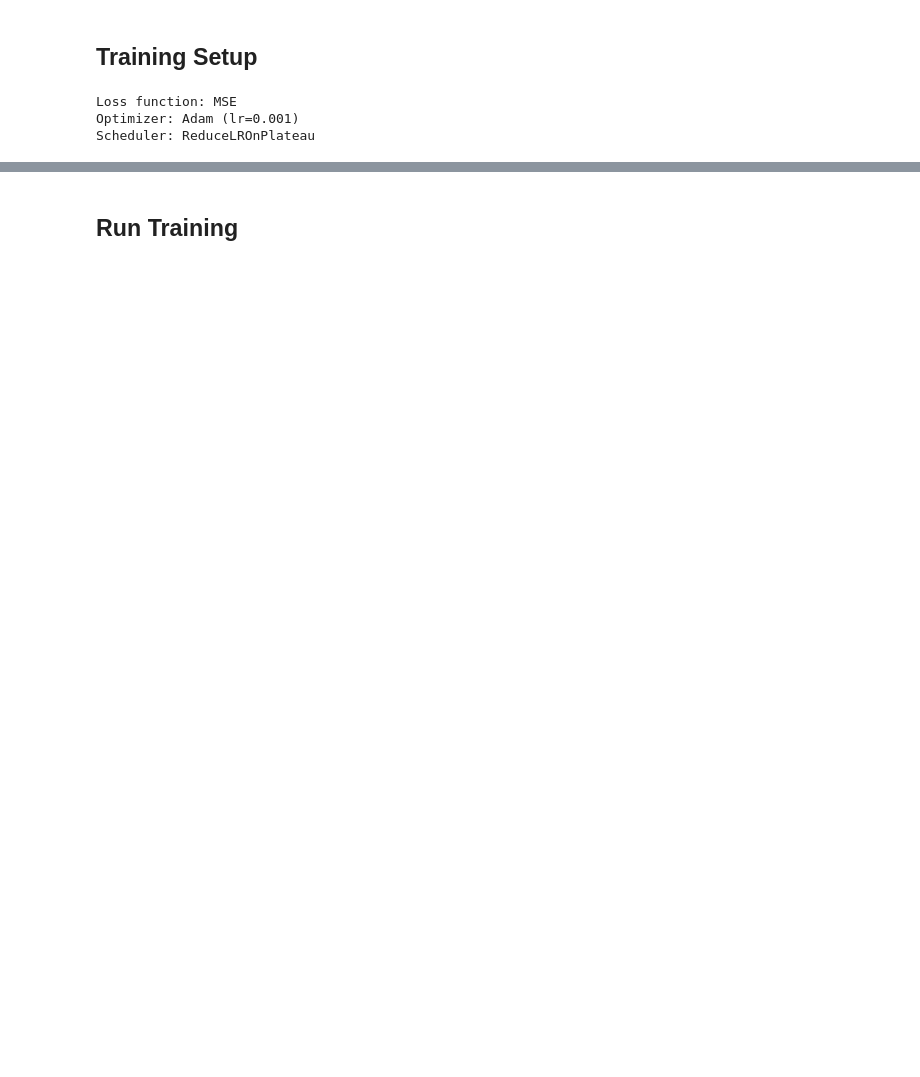
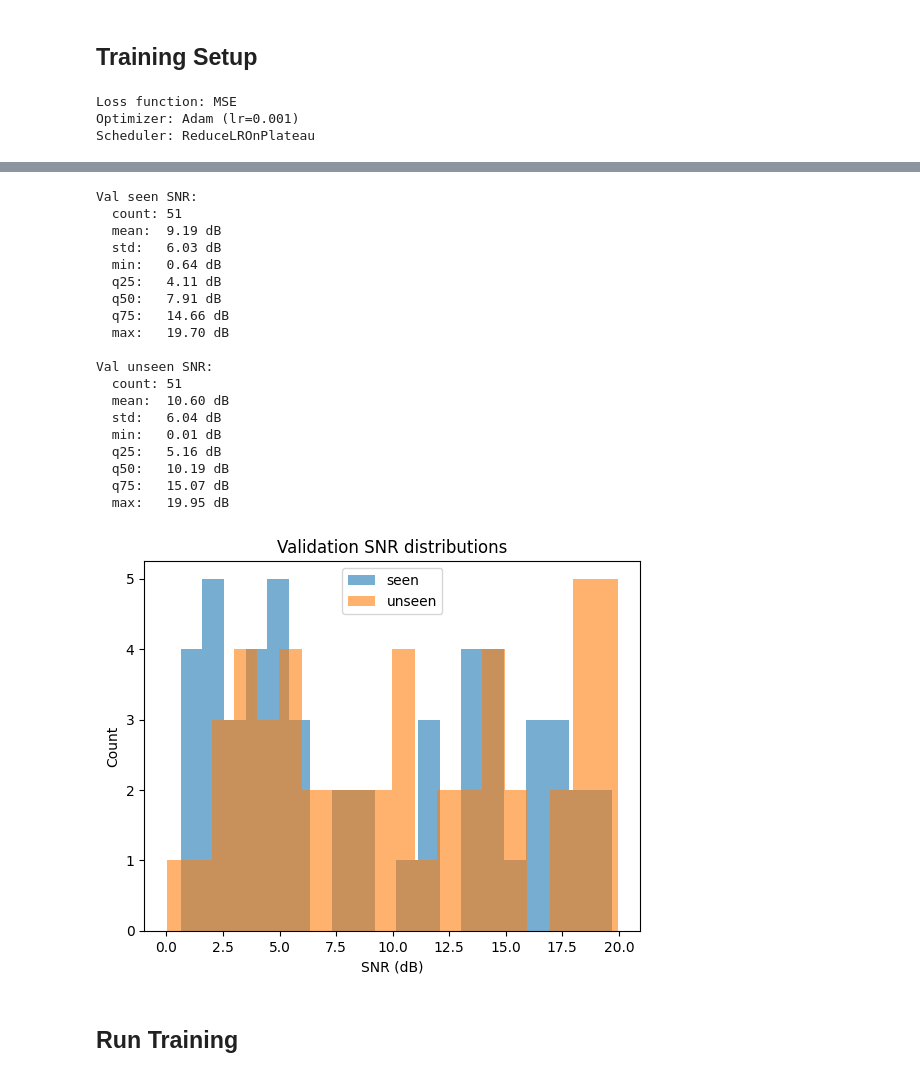
Before and after one commit to paulsoriiiano/clarity-net, a Jupyter notebook: notebooks/03_baseline_cnn_training.ipynb, the cells around one changed output, grey strips where cells are left out. Drawn from its saved outputs; the diff is of its cells as text; code cells hidden in the pictures; blank space fills up the shorter version.

```diff
--- a/notebooks/03_baseline_cnn_training.ipynb
+++ b/notebooks/03_baseline_cnn_training.ipynb
@@ -61,15 +57,6 @@ GPU      : NVIDIA GeForce RTX 2080 SUPER
 # %% [markdown]
 ## Configuration
 # %%
-# # Audio parameters (must match notebook 02)
-# SAMPLE_RATE = 16000
-# SEGMENT_DURATION = 4.0
-# SEGMENT_SAMPLES = int(SAMPLE_RATE * SEGMENT_DURATION)
-# N_FFT = 512
-# HOP_LENGTH = 128
-# SNR_MIN_DB = 0
-# SNR_MAX_DB = 20
-
 # Training hyperparameters
 BATCH_SIZE = 8
 LEARNING_RATE = 1e-3
@@ -79,9 +66,7 @@ SAVE_EVERY = 5  # Save checkpoint every N epochs
 
 # Paths
 PROJECT_ROOT = Path("..").resolve()
-# DATA_DIR = PROJECT_ROOT / "data/raw"
-# CLEAN_DIR = DATA_DIR / "clean_speech"
-# NOISE_DIR = DATA_DIR / "noise"
+MANIFEST_PATH = PROJECT_ROOT / "data/MANIFEST.json"
 CHECKPOINT_DIR = PROJECT_ROOT / "checkpoints/baseline_cnn"
 CHECKPOINT_DIR.mkdir(parents=True, exist_ok=True)
 RESULTS_DIR = PROJECT_ROOT / "results/baseline_cnn"
@@ -451,2 +276,65 @@ Training functions defined. Ready to train!
+# %%
+import numpy as np
+import matplotlib.pyplot as plt
+
+def collect_snrs(loader):
+    snrs = []
+    for batch in loader:
+        batch_snrs = batch["snr"]
+
+        # handle tensor or plain list
+        if hasattr(batch_snrs, "cpu"):
+            snrs.extend(batch_snrs.cpu().numpy().tolist())
+        else:
+            snrs.extend(list(batch_snrs))
+
+    return np.array(snrs, dtype=float)
+
+def summarize_snrs(name, snrs):
+    print(f"{name}:")
+    print(f"  count: {len(snrs)}")
+    print(f"  mean:  {snrs.mean():.2f} dB")
+    print(f"  std:   {snrs.std():.2f} dB")
+    print(f"  min:   {snrs.min():.2f} dB")
+    print(f"  q25:   {np.percentile(snrs, 25):.2f} dB")
+    print(f"  q50:   {np.percentile(snrs, 50):.2f} dB")
+    print(f"  q75:   {np.percentile(snrs, 75):.2f} dB")
+    print(f"  max:   {snrs.max():.2f} dB")
+    print()
+
+seen_snrs = collect_snrs(val_seen_loader)
+unseen_snrs = collect_snrs(val_unseen_loader)
+
+summarize_snrs("Val seen SNR", seen_snrs)
+summarize_snrs("Val unseen SNR", unseen_snrs)
+
+plt.hist(seen_snrs, bins=20, alpha=0.6, label="seen")
+plt.hist(unseen_snrs, bins=20, alpha=0.6, label="unseen")
+plt.xlabel("SNR (dB)")
+plt.ylabel("Count")
+plt.title("Validation SNR distributions")
+plt.legend()
+plt.show()
+# %% [output]
+Val seen SNR:
+  count: 51
+  mean:  9.19 dB
+  std:   6.03 dB
+  min:   0.64 dB
+  q25:   4.11 dB
+  q50:   7.91 dB
+  q75:   14.66 dB
+  max:   19.70 dB
+
+Val unseen SNR:
+  count: 51
+  mean:  10.60 dB
+  std:   6.04 dB
+  min:   0.01 dB
+  q25:   5.16 dB
+  q50:   10.19 dB
+  q75:   15.07 dB
+  max:   19.95 dB
+[figure, added]
 # %% [markdown]
 ## Run Training
```
Also changed, not shown: parts of 27 cells of this notebook.
